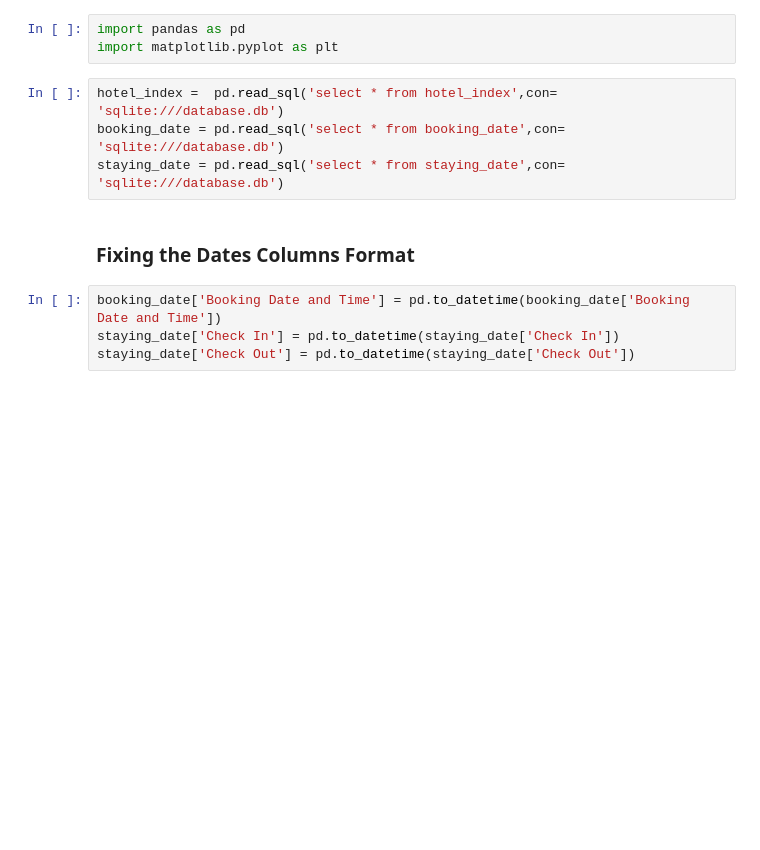
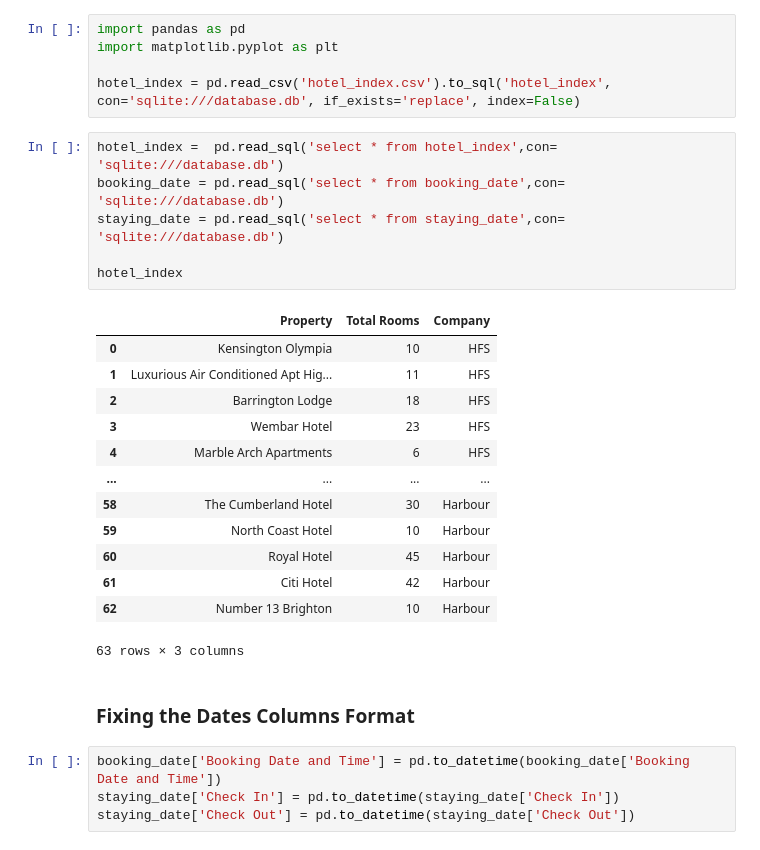
Before and after one commit to myoussef893/crown_updater, a Jupyter notebook: analyzer.ipynb, the cells around one changed output. Drawn from its saved outputs; the diff is of its cells as text; blank space fills up the shorter version.

```diff
--- a/analyzer.ipynb
+++ b/analyzer.ipynb
@@ -1,10 +1,28 @@
 # %%
 import pandas as pd
 import matplotlib.pyplot as plt
+
+hotel_index = pd.read_csv('hotel_index.csv').to_sql('hotel_index', con='sqlite:///database.db', if_exists='replace', index=False)
 # %%
 hotel_index =  pd.read_sql('select * from hotel_index',con= 'sqlite:///database.db')
 booking_date = pd.read_sql('select * from booking_date',con= 'sqlite:///database.db')
 staying_date = pd.read_sql('select * from staying_date',con= 'sqlite:///database.db')
+
+hotel_index
+# %% [output]
+|  | Property | Total Rooms | Company |
+| 0 | Kensington Olympia | 10 | HFS |
+| 1 | Luxurious Air Conditioned Apt Hig... | 11 | HFS |
+| 2 | Barrington Lodge | 18 | HFS |
+| 3 | Wembar Hotel | 23 | HFS |
+| 4 | Marble Arch Apartments | 6 | HFS |
+| ... | ... | ... | ... |
+| 58 | The Cumberland Hotel | 30 | Harbour |
+| 59 | North Coast Hotel | 10 | Harbour |
+| 60 | Royal Hotel | 45 | Harbour |
+| 61 | Citi Hotel | 42 | Harbour |
+| 62 | Number 13 Brighton | 10 | Harbour |
+63 rows × 3 columns
 # %% [markdown]
 ### Fixing the Dates Columns Format
 # %%
```
Also changed, not shown: parts of 3 cells of this notebook, 5 other files.
